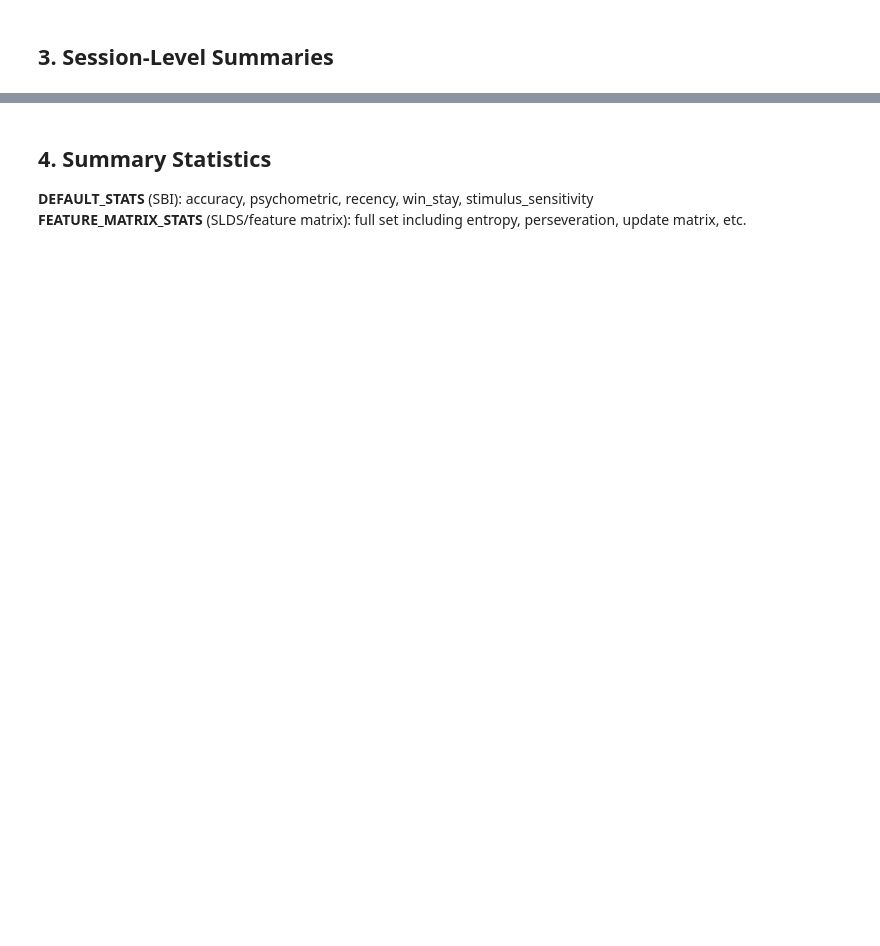
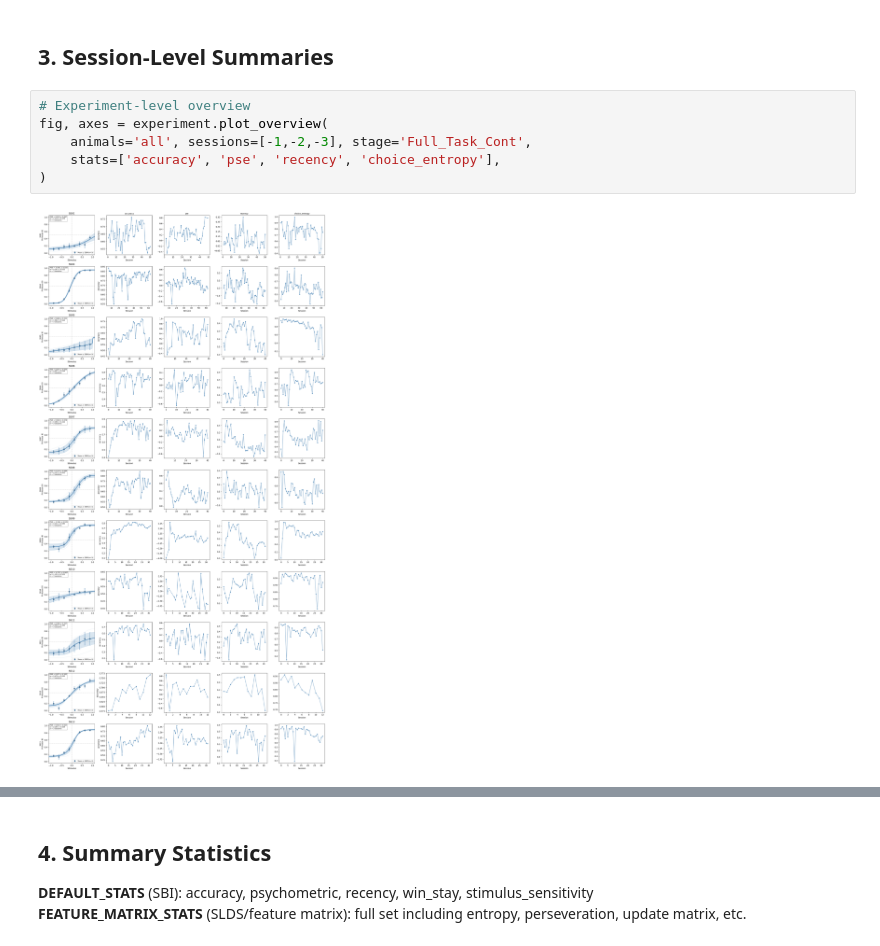
Before and after one commit to serkanshentyurk/sound_categorisation, a Jupyter notebook: Notebooks/0a_data_exploration.ipynb, the cells around one changed output, grey strips where cells are left out. Drawn from its saved outputs; the diff is of its cells as text; blank space fills up the shorter version.

```diff
--- a/Notebooks/0a_data_exploration.ipynb
+++ b/Notebooks/0a_data_exploration.ipynb
@@ -194,5 +234,13 @@ print(f"  opto_on: {trials.opto_on.sum()} trials")
 # %% [markdown]
 ## 3. Session-Level Summaries
+# %%
+# Experiment-level overview
+fig, axes = experiment.plot_overview(
+    animals='all', sessions=[-1,-2,-3], stage='Full_Task_Cont',
+    stats=['accuracy', 'pse', 'recency', 'choice_entropy'],
+)
+# %% [output]
+[figure, added]
 # %%
 rows = [s.summary() for s in animal.sessions]
 session_df = pd.DataFrame(rows)
```
Also changed, not shown: parts of 29 cells of this notebook, 11 other files.
